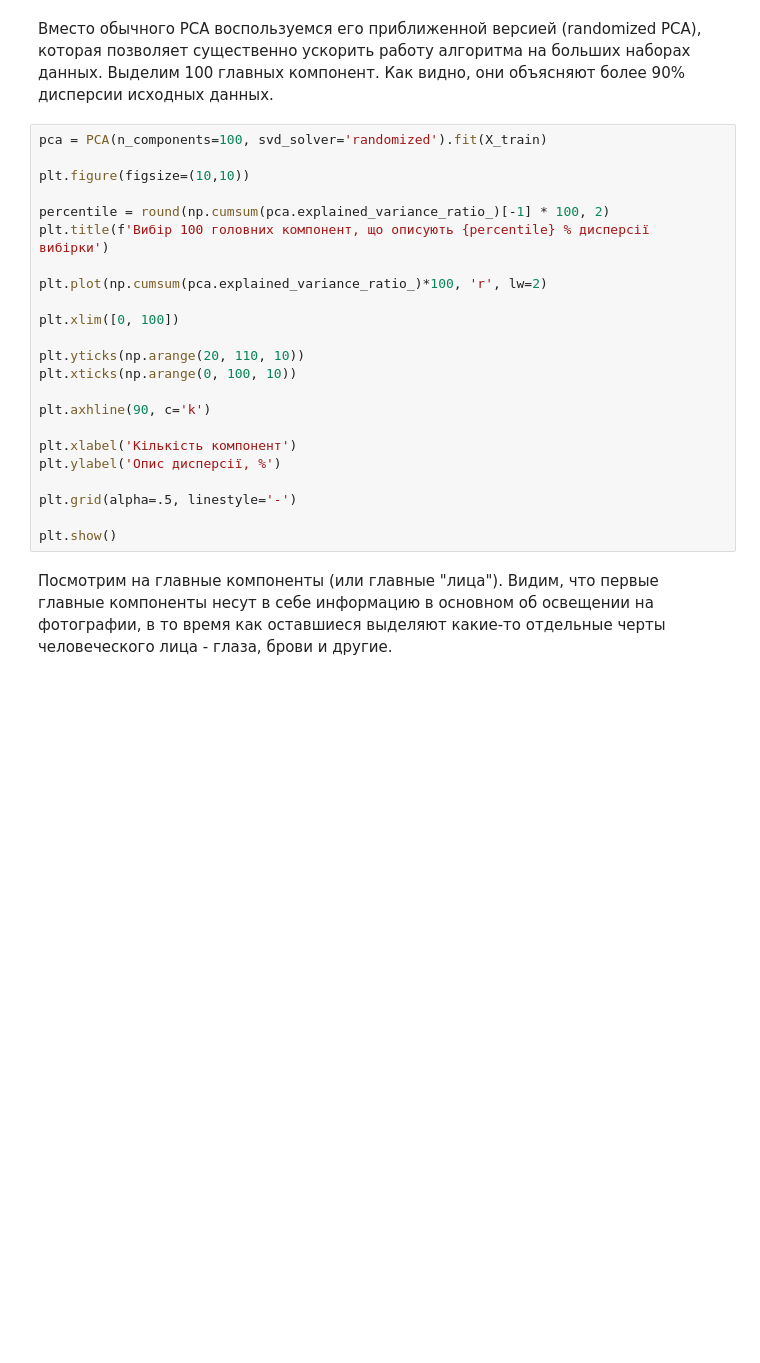
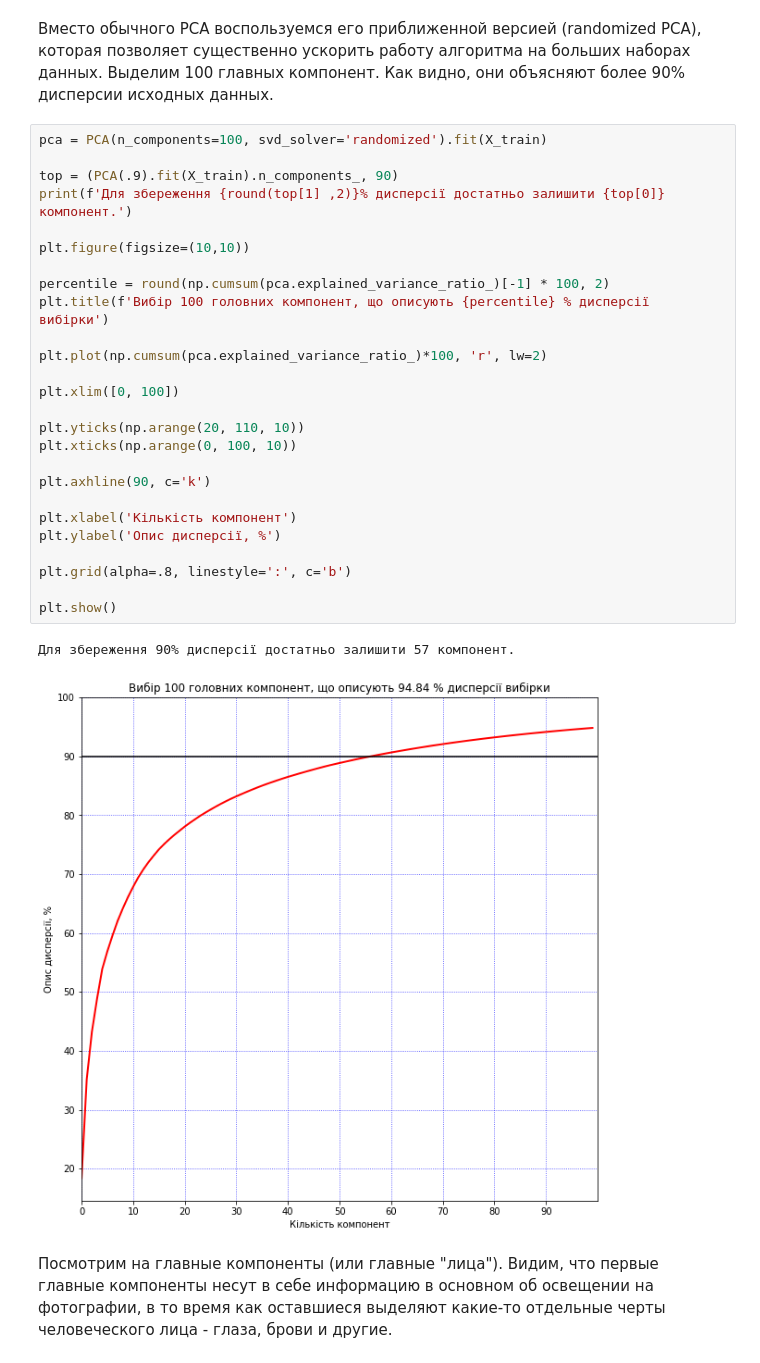
Before and after one commit to sr-Michelin/Python_Lessons, a Jupyter notebook: +++FOR WORK/DS/L-7 UNSUPERVISED LEARNING/L-7 Unsupervised learning.ipynb, the cells around one changed output. Cells and saved outputs as stored; diff of their text form; blank space fills up the shorter version.

```diff
--- a/+++FOR WORK/DS/L-7 UNSUPERVISED LEARNING/L-7 Unsupervised learning.ipynb
+++ b/+++FOR WORK/DS/L-7 UNSUPERVISED LEARNING/L-7 Unsupervised learning.ipynb
@@ -326,27 +340,33 @@ NameError: name 'lfw_people' is not defined
 Вместо обычного PCA воспользуемся его приближенной версией (randomized PCA), которая позволяет существенно ускорить работу алгоритма на больших наборах данных. Выделим 100 главных компонент. Как видно, они объясняют более 90% дисперсии исходных данных.
 # %%
 pca = PCA(n_components=100, svd_solver='randomized').fit(X_train)
+
+top = (PCA(.9).fit(X_train).n_components_, 90)
+print(f'Для збереження {round(top[1] ,2)}% дисперсії достатньо залишити {top[0]} компонент.')
 
 plt.figure(figsize=(10,10))
 
 percentile = round(np.cumsum(pca.explained_variance_ratio_)[-1] * 100, 2)
 plt.title(f'Вибір 100 головних компонент, що описують {percentile} % дисперсії вибірки')
 
 plt.plot(np.cumsum(pca.explained_variance_ratio_)*100, 'r', lw=2)
 
 plt.xlim([0, 100])
 
 plt.yticks(np.arange(20, 110, 10))
 plt.xticks(np.arange(0, 100, 10))
 
 plt.axhline(90, c='k')
 
 plt.xlabel('Кількість компонент')
 plt.ylabel('Опис дисперсії, %')
 
-plt.grid(alpha=.5, linestyle='-')
+plt.grid(alpha=.8, linestyle=':', c='b')
 
 plt.show()
+# %% [output]
+Для збереження 90% дисперсії достатньо залишити 57 компонент.
+[figure, added]
 # %% [markdown]
 Посмотрим на главные компоненты (или главные "лица"). Видим, что первые главные компоненты несут в себе информацию в основном об освещении на фотографии, в то время как оставшиеся выделяют какие-то отдельные черты человеческого лица - глаза, брови и другие.
 # %%
```
Also changed, not shown: parts of 9 cells of this notebook, 4 other files.
